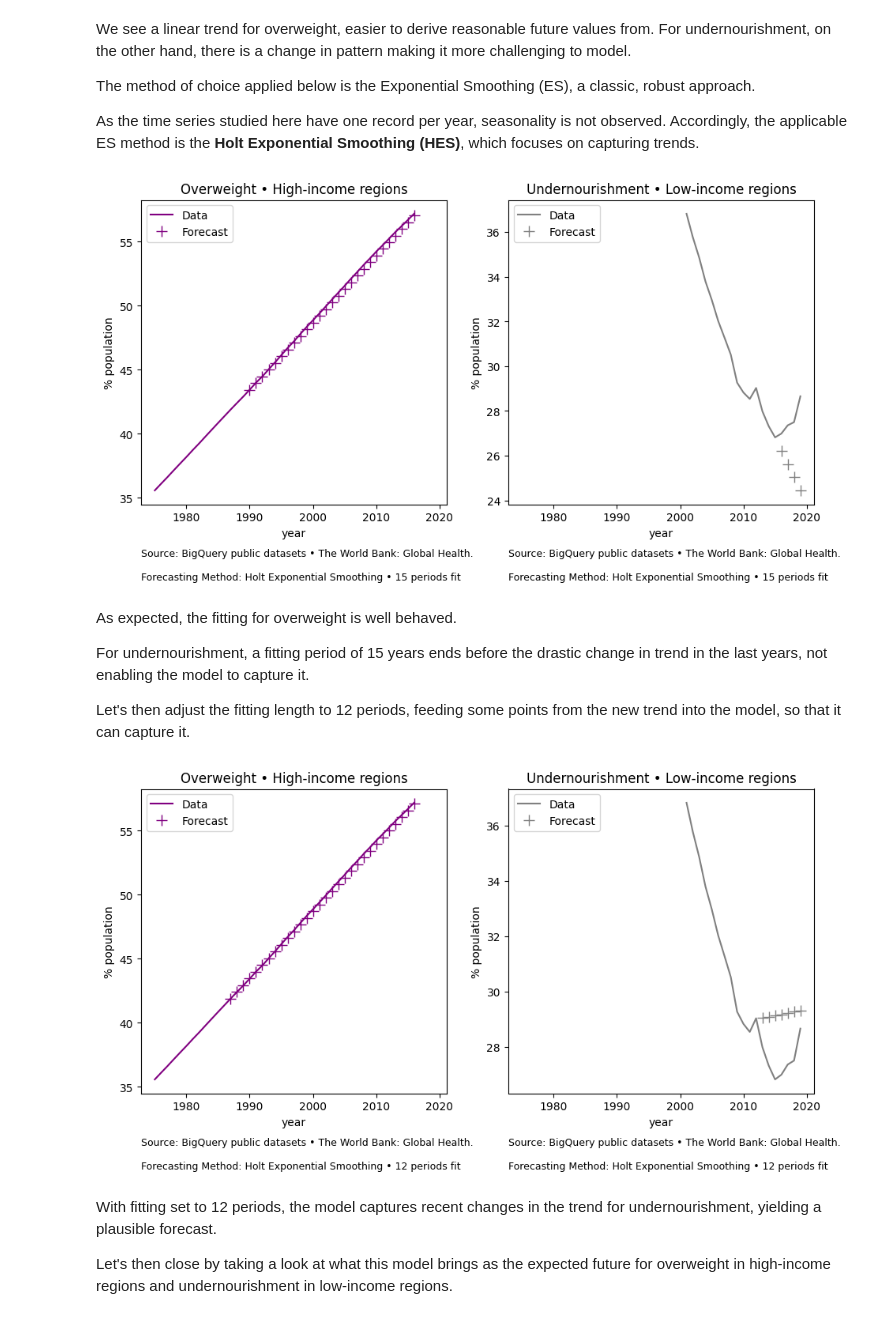
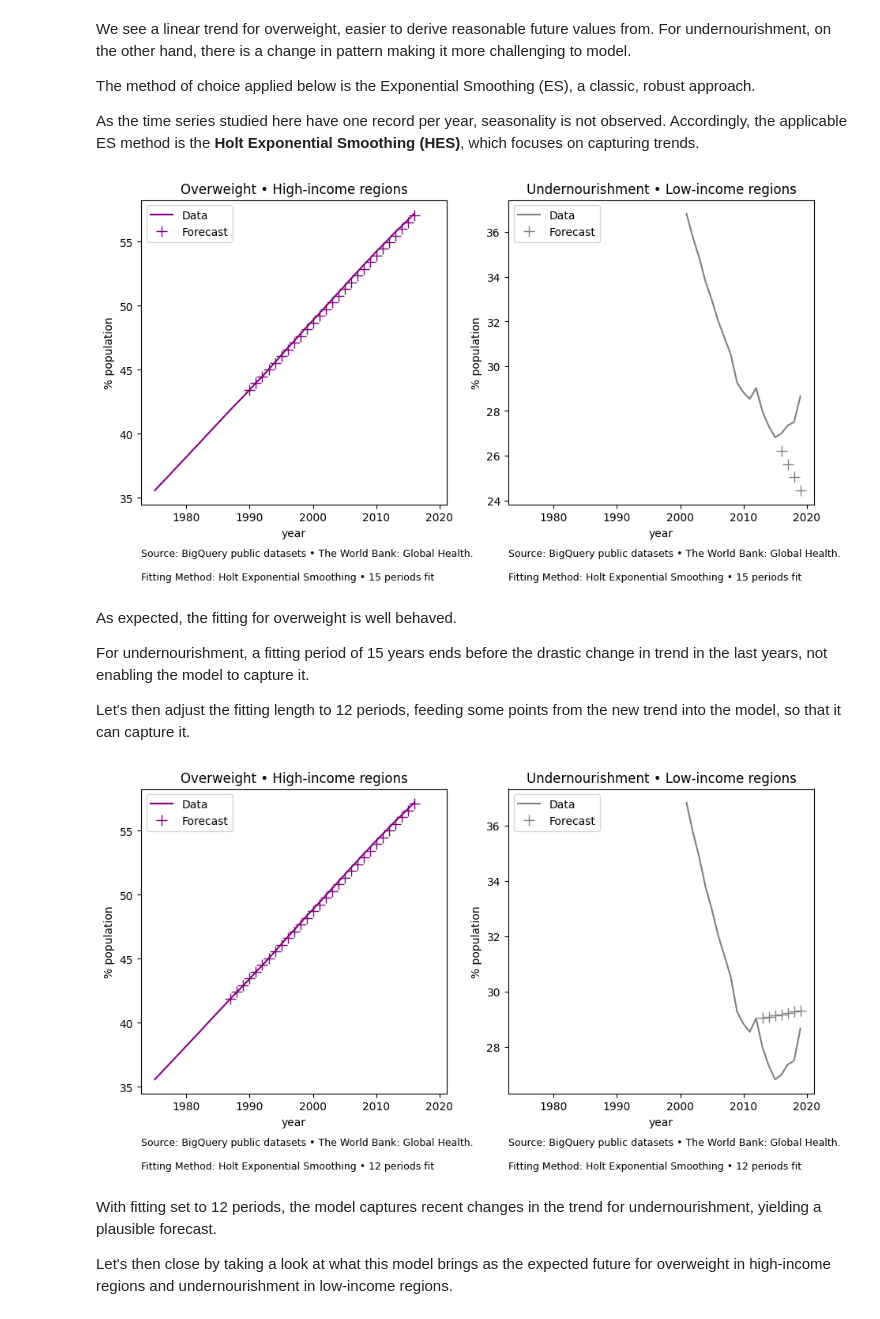
Before and after one commit to isis-santos-costa/the-world-bank-global-health, a Jupyter notebook: global-overweight-undernourishment.ipynb, the cells around one changed output. Drawn from its saved outputs; the diff is of its cells as text; code cells hidden in the pictures.

```diff
--- a/global-overweight-undernourishment.ipynb
+++ b/global-overweight-undernourishment.ipynb
@@ -496,7 +496,7 @@ ax1.plot(ts_overweight_hi  , color='purple'               , label='Data'    )
 ax1.plot(df_hes_fcst_1, '+', color='purple', markersize=10, label='Forecast')
 
 ax1.annotate('Source: BigQuery public datasets • The World Bank: Global Health.' + '\n\n' + \
-             'Forecasting Method: Holt Exponential Smoothing' + ' • ' + str(k) + ' periods fit',
+             'Fitting Method: Holt Exponential Smoothing' + ' • ' + str(k) + ' periods fit',
             xy = (0.0, -0.2),
             xycoords='axes fraction',
             ha='left',
@@ -516,35 +516,35 @@ hes_model = Holt(X).fit()
 N = len(ts_undernourishment_pct_li)
 hes_forecast = hes_model.forecast(N-k)
 
 # Bring the forecast to the Time Series years
 last_observed_year = max(ts_undernourishment_pct_li.index)
 df_hes_fcst_2 = pd.DataFrame(hes_forecast, range(1 + last_observed_year-(N-k), 1 + last_observed_year))
 df_hes_fcst_2.T
 
 # CHART 2 • Undernourishment in low-income regions
 ax2.set_title('Undernourishment • Low-income regions')
 ax2.set_xlabel('year')
 ax2.set_ylabel('% population')
 ax2.plot(ts_undernourishment_pct_li, color='gray'               , label='Data'    )
 ax2.plot(df_hes_fcst_2, '+'        , color='gray', markersize=10, label='Forecast')
 
 ax2.annotate('Source: BigQuery public datasets • The World Bank: Global Health.' + '\n\n' + \
-             'Forecasting Method: Holt Exponential Smoothing' + ' • ' + str(k) + ' periods fit',
+             'Fitting Method: Holt Exponential Smoothing' + ' • ' + str(k) + ' periods fit',
             xy = (0.0, -0.2),
             xycoords='axes fraction',
             ha='left',
             va="center",
             fontsize=9)
 
 ax2.legend(loc='upper left')
 
 plt.show()
 
 # Ref.:
 #https://www.statsmodels.org/dev/generated/statsmodels.tsa.holtwinters.Holt.html
 # II 02:06:29
 # %% [output]
-[figure, old version]
+[figure, new version]
 # %% [markdown]
 As expected, the fitting for overweight is well behaved.
 
@@ -594,7 +594,7 @@ ax1.plot(ts_overweight_hi  , color='purple'               , label='Data'    )
 ax1.plot(df_hes_fcst_1, '+', color='purple', markersize=10, label='Forecast')
 
 ax1.annotate('Source: BigQuery public datasets • The World Bank: Global Health.' + '\n\n' + \
-             'Forecasting Method: Holt Exponential Smoothing' + ' • ' + str(k) + ' periods fit',
+             'Fitting Method: Holt Exponential Smoothing' + ' • ' + str(k) + ' periods fit',
             xy = (0.0, -0.2),
             xycoords='axes fraction',
             ha='left',
@@ -634,7 +634,7 @@ ax2.plot(ts_undernourishment_pct_li, color='gray'               , label='Data'
 ax2.plot(df_hes_fcst_2, '+'        , color='gray', markersize=10, label='Forecast')
 
 ax2.annotate('Source: BigQuery public datasets • The World Bank: Global Health.' + '\n\n' + \
-             'Forecasting Method: Holt Exponential Smoothing' + ' • ' + str(k) + ' periods fit',
+             'Fitting Method: Holt Exponential Smoothing' + ' • ' + str(k) + ' periods fit',
             xy = (0.0, -0.2),
             xycoords='axes fraction',
             ha='left',
@@ -649,7 +649,7 @@ plt.show()
 #https://www.statsmodels.org/dev/generated/statsmodels.tsa.holtwinters.Holt.html
 # II 02:06:29
 # %% [output]
-[figure, old version]
+[figure, new version]
 # %% [markdown]
 With fitting set to 12 periods, the model captures recent changes in the trend for undernourishment, yielding a plausible forecast.
 
```
Also changed, not shown: parts of 2 cells of this notebook.
